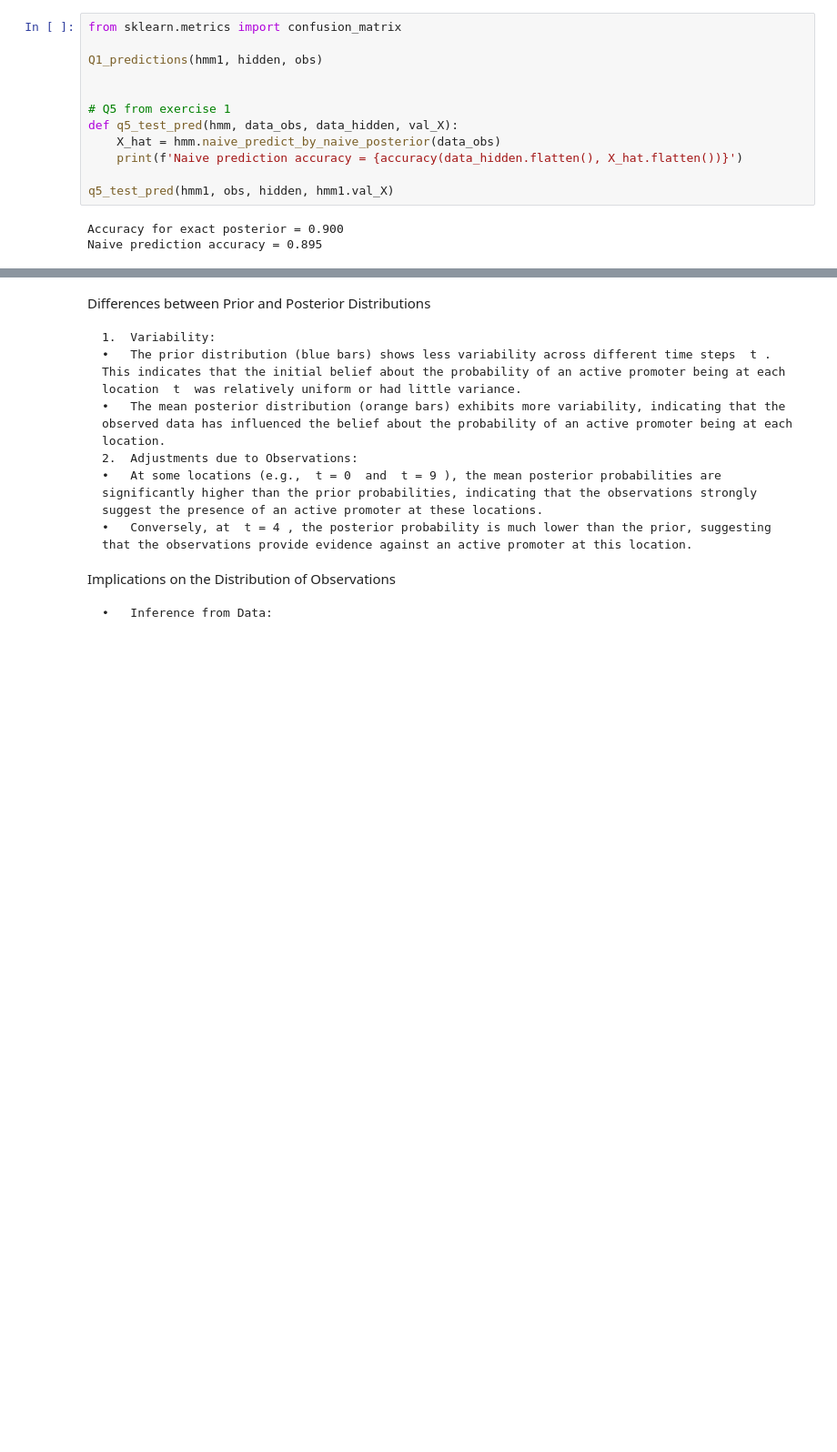
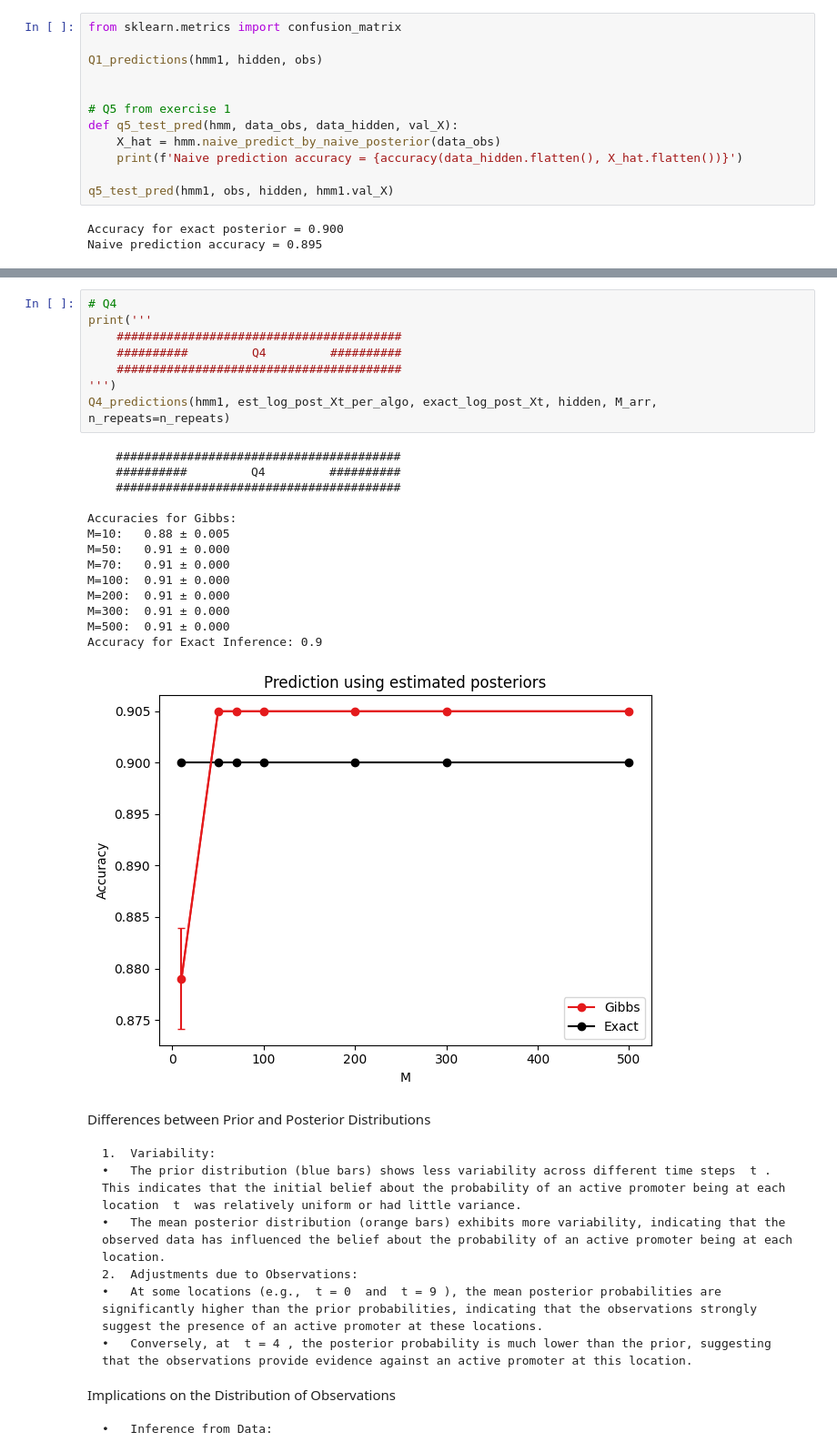
Before and after one commit to Hadartalisr/Probabilistic_Methods_In_AI, a Jupyter notebook: Project_2/proj2.ipynb, the cells around one changed output, grey strips where cells are left out. Shown at 91% size. Cells and saved outputs as stored; diff of their text form; blank space fills up the shorter version.

```diff
--- a/Project_2/proj2.ipynb
+++ b/Project_2/proj2.ipynb
@@ -618,3 +607,26 @@ for algo_name in ['Gibbs']: #, 'LW']:  # TODO: If you choose to not implement th
+# %%
+# Q4
+print('''
+    ########################################
+    ##########         Q4         ##########
+    ########################################
+''')
+Q4_predictions(hmm1, est_log_post_Xt_per_algo, exact_log_post_Xt, hidden, M_arr, n_repeats=n_repeats)
+# %% [output]
+    ########################################
+    ##########         Q4         ##########
+    ########################################
+
+Accuracies for Gibbs:
+M=10:   0.88 ± 0.005
+M=50:   0.91 ± 0.000
+M=70:   0.91 ± 0.000
+M=100:  0.91 ± 0.000
+M=200:  0.91 ± 0.000
+M=300:  0.91 ± 0.000
+M=500:  0.91 ± 0.000
+Accuracy for Exact Inference: 0.9
+[figure, added]
 # %% [markdown]
 Differences between Prior and Posterior Distributions
 
```
Also changed, not shown: parts of 1 cell of this notebook, 2 other files.
